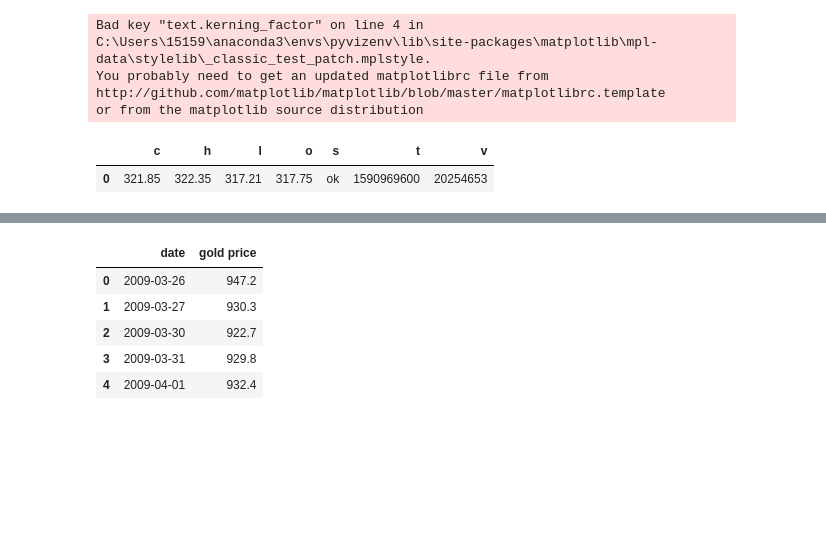
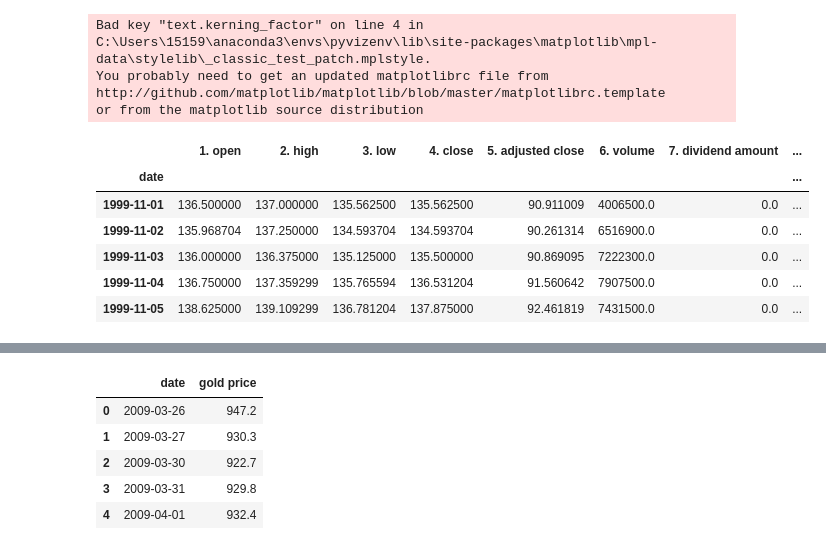
Before and after one commit to hanson0629/project1_repo, a Jupyter notebook: Untitled.ipynb, the cells around one changed output, grey strips where cells are left out. Drawn from its saved outputs; the diff is of its cells as text; code cells hidden in the pictures; blank space fills up the shorter version.

```diff
--- a/Untitled.ipynb
+++ b/Untitled.ipynb
@@ -41,11 +29,14 @@ pn.extension('plotly')
-# %%
-# Setup client
-finnhub_client = finnhub.Client(api_key="c1kar7237fkpcj5acc00")
-
-# Stock candles
-res = finnhub_client.stock_candles('AAPL', 'D', 1590988249, 1590988250)
-response = pd.DataFrame(res)
-response.head()
-# %% [output]
-|  | c | h | l | o | s | t | v |
-| 0 | 321.85 | 322.35 | 317.21 | 317.75 | ok | 1590969600 | 20254653 |
+# %%
+from alpha_vantage.timeseries import TimeSeries
+
+ts = TimeSeries(key='YOUR_API_KEY', output_format='pandas')
+data, meta_data = ts.get_daily_adjusted(symbol='SPY', outputsize='full')
+data.head()
+# %% [output]
+|  | 1. open | 2. high | 3. low | 4. close | 5. adjusted close | 6. volume | 7. dividend amount | ... |
+| date |  |  |  |  |  |  |  | ... |
+| 1999-11-01 | 136.500000 | 137.000000 | 135.562500 | 135.562500 | 90.911009 | 4006500.0 | 0.0 | ... |
+| 1999-11-02 | 135.968704 | 137.250000 | 134.593704 | 134.593704 | 90.261314 | 6516900.0 | 0.0 | ... |
+| 1999-11-03 | 136.000000 | 136.375000 | 135.125000 | 135.500000 | 90.869095 | 7222300.0 | 0.0 | ... |
+| 1999-11-04 | 136.750000 | 137.359299 | 135.765594 | 136.531204 | 91.560642 | 7907500.0 | 0.0 | ... |
+| 1999-11-05 | 138.625000 | 139.109299 | 136.781204 | 137.875000 | 92.461819 | 7431500.0 | 0.0 | ... |
```
Also changed, not shown: parts of 8 cells of this notebook, 9 other files.
